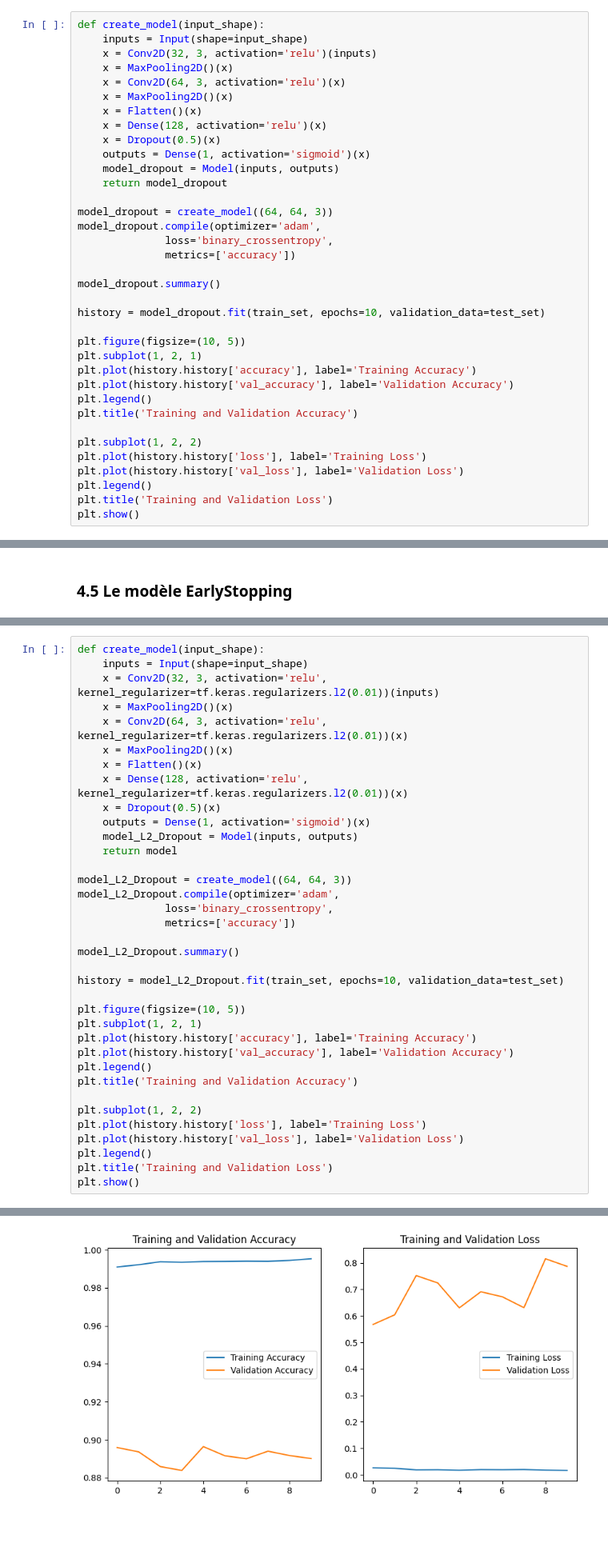
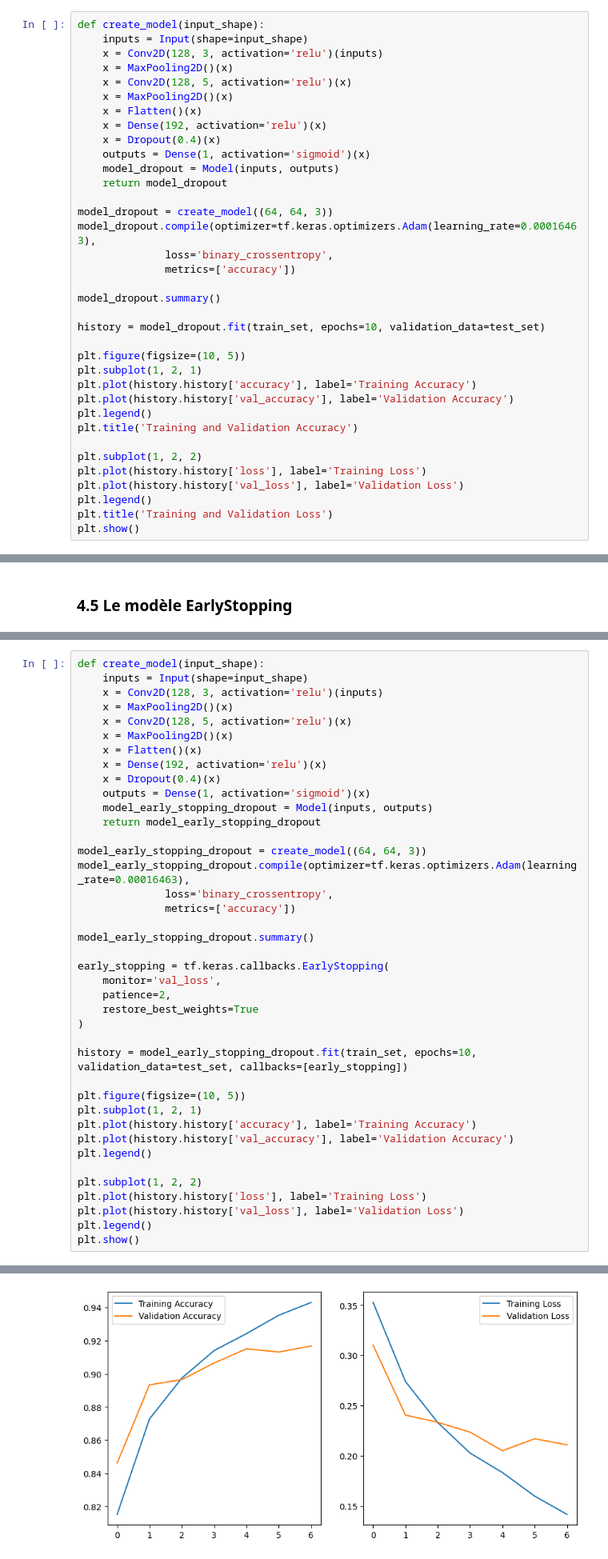
Before and after one commit to romaricDembele/projet_leyenda, a Jupyter notebook: livrable_1.ipynb, the cells around one changed output, grey strips where cells are left out. Shown at 80% size. Drawn from its saved outputs; the diff is of its cells as text; blank space fills up the shorter version.

```diff
--- a/livrable_1.ipynb
+++ b/livrable_1.ipynb
@@ -658,19 +667,19 @@ AUC: 0.8894
 # %%
 def create_model(input_shape):
     inputs = Input(shape=input_shape)
-    x = Conv2D(32, 3, activation='relu')(inputs)
+    x = Conv2D(128, 3, activation='relu')(inputs)
     x = MaxPooling2D()(x)
-    x = Conv2D(64, 3, activation='relu')(x)
+    x = Conv2D(128, 5, activation='relu')(x)
     x = MaxPooling2D()(x)
     x = Flatten()(x)
-    x = Dense(128, activation='relu')(x)
-    x = Dropout(0.5)(x)
+    x = Dense(192, activation='relu')(x)
+    x = Dropout(0.4)(x)
     outputs = Dense(1, activation='sigmoid')(x)
     model_dropout = Model(inputs, outputs)
     return model_dropout
 
 model_dropout = create_model((64, 64, 3))
-model_dropout.compile(optimizer='adam',
+model_dropout.compile(optimizer=tf.keras.optimizers.Adam(learning_rate=0.00016463),
               loss='binary_crossentropy',
               metrics=['accuracy'])
 
@@ -893,37 +921,41 @@ AUC: 0.9584
 # %%
 def create_model(input_shape):
     inputs = Input(shape=input_shape)
-    x = Conv2D(32, 3, activation='relu', kernel_regularizer=tf.keras.regularizers.l2(0.01))(inputs)
+    x = Conv2D(128, 3, activation='relu')(inputs)
     x = MaxPooling2D()(x)
-    x = Conv2D(64, 3, activation='relu', kernel_regularizer=tf.keras.regularizers.l2(0.01))(x)
+    x = Conv2D(128, 5, activation='relu')(x)
     x = MaxPooling2D()(x)
     x = Flatten()(x)
-    x = Dense(128, activation='relu', kernel_regularizer=tf.keras.regularizers.l2(0.01))(x)
-    x = Dropout(0.5)(x)
+    x = Dense(192, activation='relu')(x)
+    x = Dropout(0.4)(x)
     outputs = Dense(1, activation='sigmoid')(x)
-    model_L2_Dropout = Model(inputs, outputs)
-    return model
+    model_early_stopping_dropout = Model(inputs, outputs)
+    return model_early_stopping_dropout
 
-model_L2_Dropout = create_model((64, 64, 3))
-model_L2_Dropout.compile(optimizer='adam',
+model_early_stopping_dropout = create_model((64, 64, 3))
+model_early_stopping_dropout.compile(optimizer=tf.keras.optimizers.Adam(learning_rate=0.00016463),
               loss='binary_crossentropy',
               metrics=['accuracy'])
 
-model_L2_Dropout.summary()
+model_early_stopping_dropout.summary()
 
-history = model_L2_Dropout.fit(train_set, epochs=10, validation_data=test_set)
+early_stopping = tf.keras.callbacks.EarlyStopping(
+    monitor='val_loss',
+    patience=2,
+    restore_best_weights=True
+)
+
+history = model_early_stopping_dropout.fit(train_set, epochs=10, validation_data=test_set, callbacks=[early_stopping])
 
 plt.figure(figsize=(10, 5))
 plt.subplot(1, 2, 1)
 plt.plot(history.history['accuracy'], label='Training Accuracy')
 plt.plot(history.history['val_accuracy'], label='Validation Accuracy')
 plt.legend()
-plt.title('Training and Validation Accuracy')
 
 plt.subplot(1, 2, 2)
 plt.plot(history.history['loss'], label='Training Loss')
 plt.plot(history.history['val_loss'], label='Validation Loss')
 plt.legend()
-plt.title('Training and Validation Loss')
 plt.show()
 # %% [output]
@@ -973,2 +997,2 @@ Epoch 10/10
-[figure, old version]
+[figure, new version]
 # %%
```
Also changed, not shown: parts of 27 cells of this notebook.
